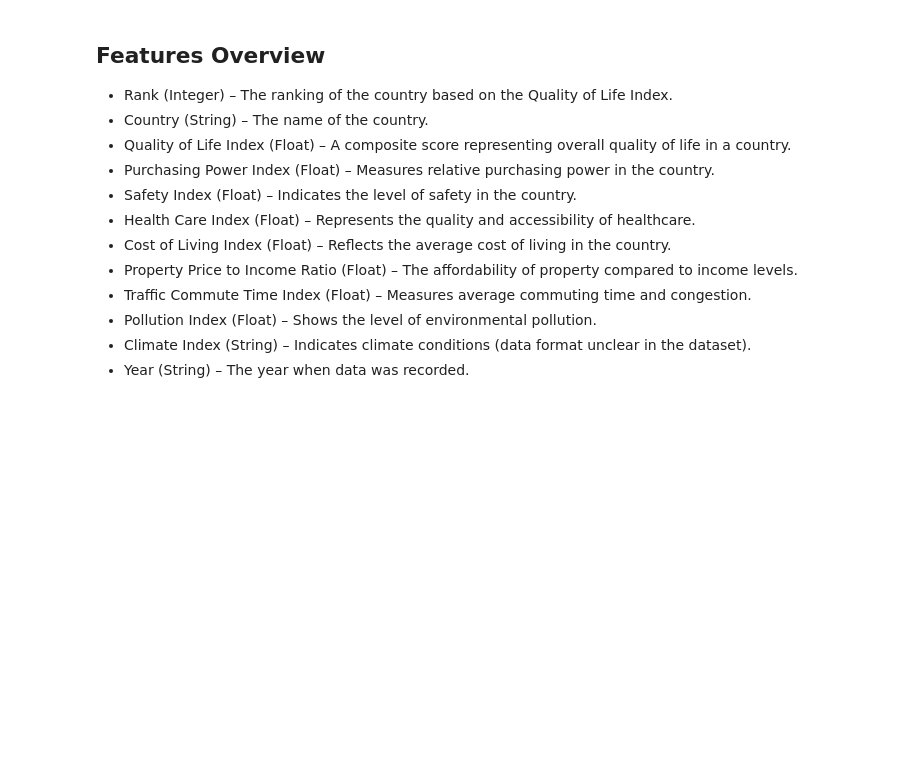
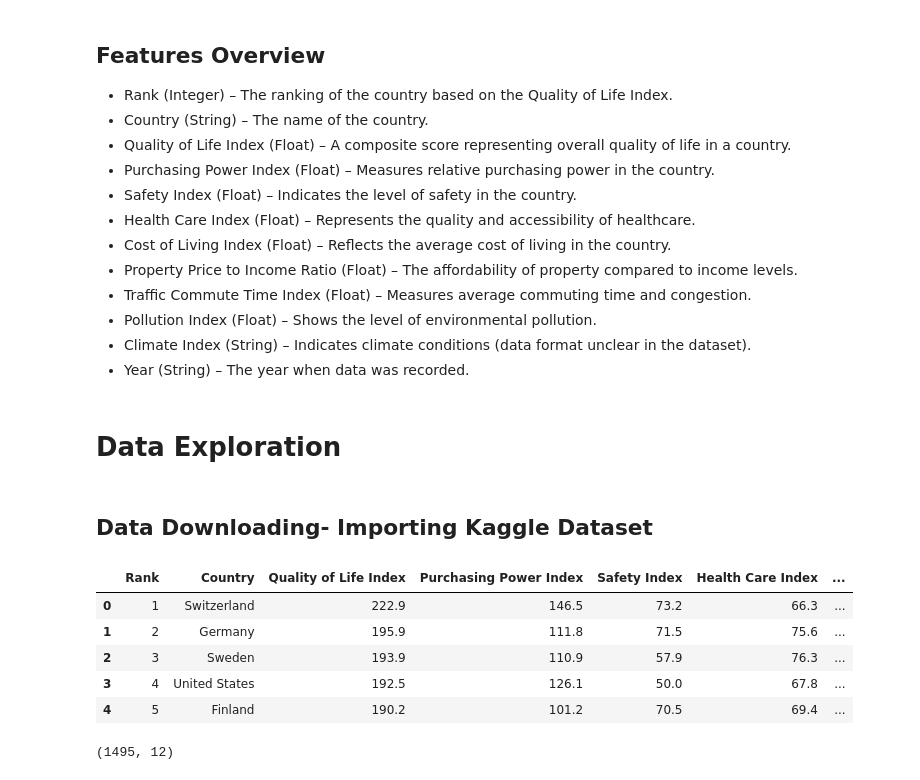
Before and after one commit to akankshakusf/ML_Quality-of-Life-Indices-by-Country, a Jupyter notebook: ml_quality_of_life_indices_by_country.ipynb, the cells around one changed output. Saved outputs shown, nothing was run; the diff lists cells and outputs as text; code cells hidden in the pictures; blank space fills up the shorter version.

```diff
--- a/ml_quality_of_life_indices_by_country.ipynb
+++ b/ml_quality_of_life_indices_by_country.ipynb
@@ -41,3 +44,7 @@ This dataset provides information on Quality of Life Indices across different co
 * Pollution Index (Float) – Shows the level of environmental pollution.
 * Climate Index (String) – Indicates climate conditions (data format unclear in the dataset).
 * Year (String) – The year when data was recorded.
+# %% [markdown]
+# Data Exploration
+# %% [markdown]
+## Data Downloading- Importing Kaggle Dataset
@@ -43,0 +62,13 @@ This dataset provides information on Quality of Life Indices across different co
+# %%
+df.head()
+# %% [output]
+|  | Rank | Country | Quality of Life Index | Purchasing Power Index | Safety Index | Health Care Index | ... |
+| 0 | 1 | Switzerland | 222.9 | 146.5 | 73.2 | 66.3 | ... |
+| 1 | 2 | Germany | 195.9 | 111.8 | 71.5 | 75.6 | ... |
+| 2 | 3 | Sweden | 193.9 | 110.9 | 57.9 | 76.3 | ... |
+| 3 | 4 | United States | 192.5 | 126.1 | 50.0 | 67.8 | ... |
+| 4 | 5 | Finland | 190.2 | 101.2 | 70.5 | 69.4 | ... |
+# %%
+df.shape
+# %% [output]
+(1495, 12)
```
Also changed, not shown: parts of 22 cells of this notebook.
